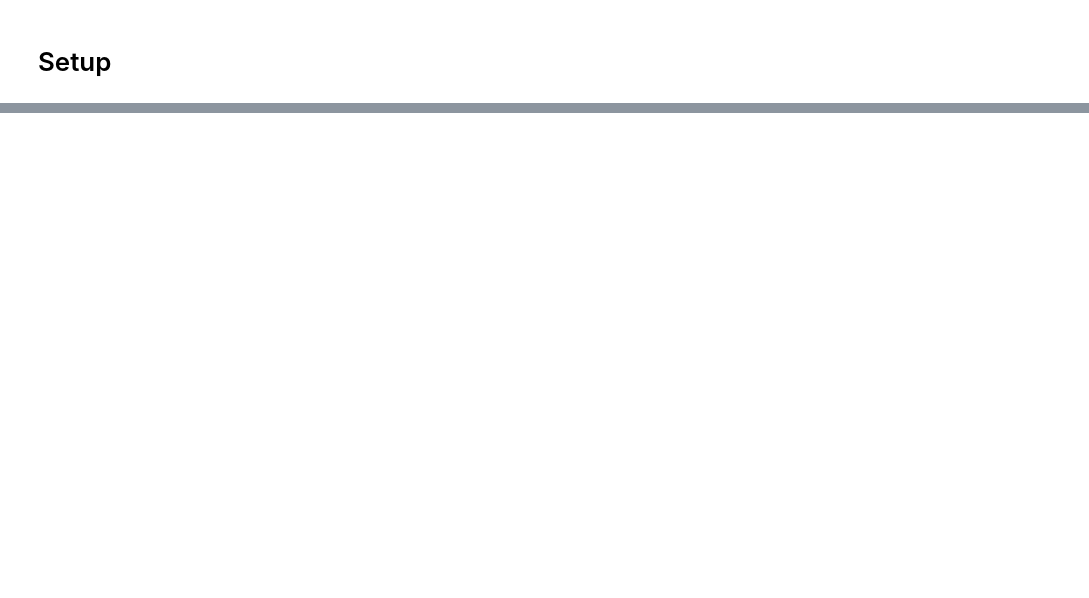
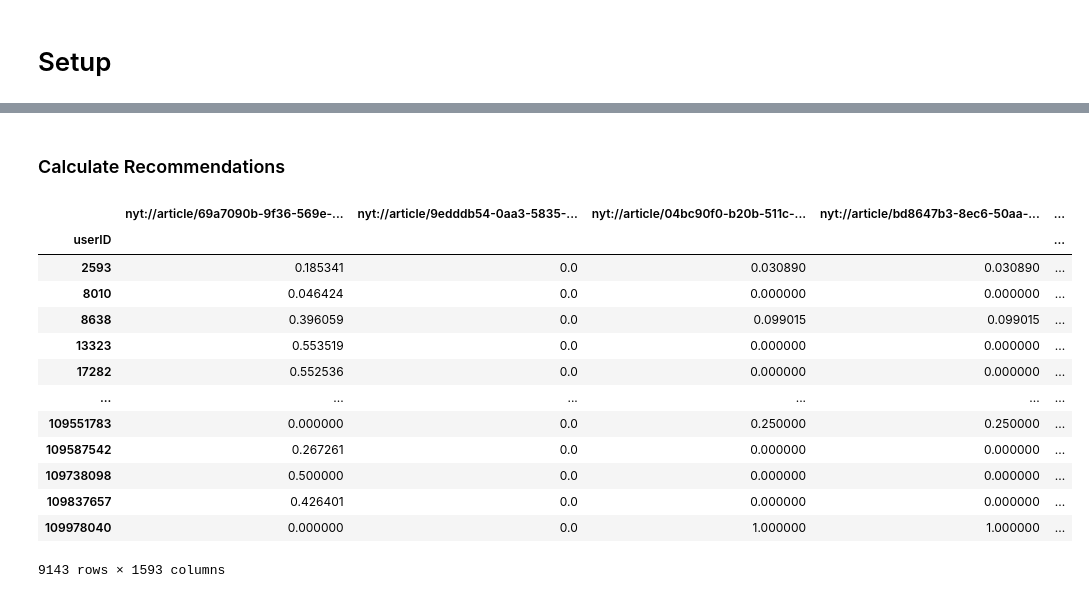
Before and after one commit to Favo02/recommendation-system, a Jupyter notebook: main.ipynb, the cells around one changed output, grey strips where cells are left out. Cells and saved outputs as stored; diff of their text form; code cells hidden in the pictures; blank space fills up the shorter version.

```diff
--- a/main.ipynb
+++ b/main.ipynb
@@ -31,0 +185,27 @@ comments = pd.read_csv("dataset/nyt-comments-part0.csv")
+# %% [markdown]
+### Calculate Recommendations
+# %%
+from sklearn.metrics.pairwise import cosine_similarity # TODO: implement from scratch?
+similarity_array = cosine_similarity(user_features_matrix, item_features_matrix)
+similarity_df = pd.DataFrame(
+    similarity_array,
+    index=user_features_matrix.index,
+    columns=item_features_matrix.index
+)
+similarity_df.to_csv("similarity_df.csv")
+similarity_df
+# %% [output]
+|  | nyt://article/69a7090b-9f36-569e-... | nyt://article/9edddb54-0aa3-5835-... | nyt://article/04bc90f0-b20b-511c-... | nyt://article/bd8647b3-8ec6-50aa-... | ... |
+| userID |  |  |  |  | ... |
+| 2593 | 0.185341 | 0.0 | 0.030890 | 0.030890 | ... |
+| 8010 | 0.046424 | 0.0 | 0.000000 | 0.000000 | ... |
+| 8638 | 0.396059 | 0.0 | 0.099015 | 0.099015 | ... |
+| 13323 | 0.553519 | 0.0 | 0.000000 | 0.000000 | ... |
+| 17282 | 0.552536 | 0.0 | 0.000000 | 0.000000 | ... |
+| ... | ... | ... | ... | ... | ... |
+| 109551783 | 0.000000 | 0.0 | 0.250000 | 0.250000 | ... |
+| 109587542 | 0.267261 | 0.0 | 0.000000 | 0.000000 | ... |
+| 109738098 | 0.500000 | 0.0 | 0.000000 | 0.000000 | ... |
+| 109837657 | 0.426401 | 0.0 | 0.000000 | 0.000000 | ... |
+| 109978040 | 0.000000 | 0.0 | 1.000000 | 1.000000 | ... |
+9143 rows × 1593 columns
```
Also changed, not shown: parts of 13 cells of this notebook.
